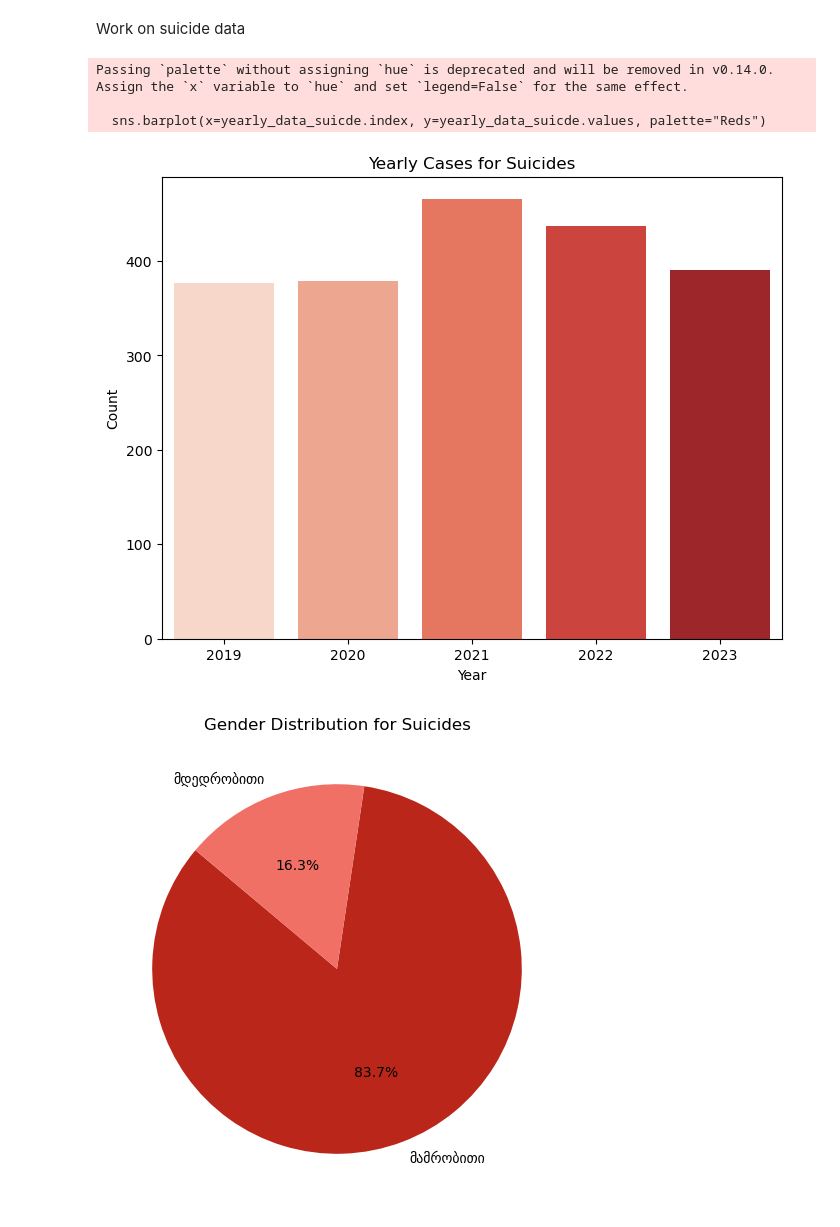
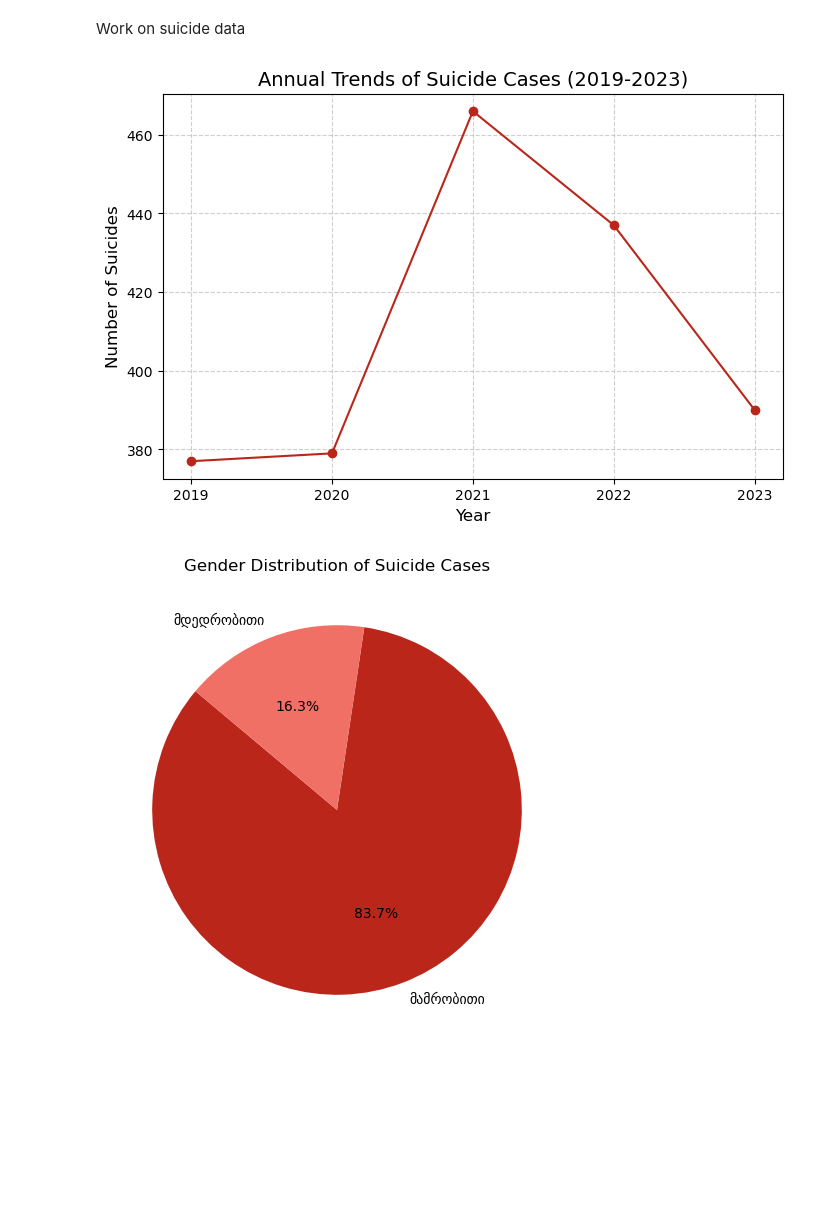
Before and after one commit to barbarehh/analysis_proj, a Jupyter notebook: analysis.ipynb, the cells around one changed output. Cells and saved outputs as stored; diff of their text form; code cells hidden in the pictures; blank space fills up the shorter version.

Commit message:
modify some graphs

```diff
--- a/analysis.ipynb
+++ b/analysis.ipynb
@@ -93,43 +93,31 @@ attempts_df = df[df['სუიციდი/სუიციდის მცდე
 # %% [markdown]
 Work on suicide data
 # %%
-# Yearly data analysis
-yearly_data_suicde = suicide_df.groupby('წელი')['სუიციდი/სუიციდის მცდელობა'].count()
-plt.figure(figsize=(8, 6))
-sns.barplot(x=yearly_data_suicde.index, y=yearly_data_suicde.values, palette="Reds")
-plt.title("Yearly Cases for Suicides")
-plt.xlabel("Year")
-plt.ylabel("Count")
-plt.show()
+# Yearly suicide analysis
+annual_trends = suicide_df.groupby('წელი').size()
+plt.figure(figsize=(8, 5))
+plt.plot(annual_trends.index, annual_trends.values, marker='o', color='#ba271a', linestyle='-')
+plt.title("Annual Trends of Suicide Cases (2019-2023)", fontsize=14)
+plt.xlabel("Year", fontsize=12)
+plt.ylabel("Number of Suicides", fontsize=12)
+plt.xticks(range(2019, 2024))
+plt.grid(True, linestyle='--', alpha=0.6)
 
-# Gender distribution analysis
-gender_data_suicide = suicide_df['სქესი'].value_counts()
+
+# Gender analysis
+sc_gender_data = suicide_df['სქესი'].value_counts()
 plt.figure(figsize=(6, 6))
-gender_data_suicide.plot(kind='pie', autopct='%1.1f%%', startangle=140, colors=['#ba271a', '#f07065'])
-plt.title("Gender Distribution for Suicides")
+sc_gender_data.plot(kind='pie', autopct='%1.1f%%', startangle=140, colors=['#ba271a', '#f07065'])
+plt.title("Gender Distribution of Suicide Cases")
 plt.ylabel("")
+
+
+
 plt.show()
 
 
-# Age distribution analysis
-plt.figure(figsize=(10, 5))
-sns.histplot(data=suicide_df, x='ასაკი', hue='სუიციდი/სუიციდის მცდელობა', kde=True, bins=10, palette='Reds')
-plt.title('Age Distribution for Suicides')
-plt.xlabel('Age')
-plt.ylabel('Count')
-plt.show()
-
-
-# Region distribution analysis
-plt.figure(figsize=(10, 6))
-sns.countplot(data=suicide_df, y='რეგიონი', hue='სუიციდი/სუიციდის მცდელობა', palette=['#ba271a', '#f07065'])
-plt.title('Region Distribution for Suicides')
-plt.xlabel('Count')
-plt.ylabel('Region')
-plt.show()
+# # The most suicide cases in 2021
+# # Males
 # %% [output]
-Passing `palette` without assigning `hue` is deprecated and will be removed in v0.14.0. Assign the `x` variable to `hue` and set `legend=False` for the same effect.
-
-  sns.barplot(x=yearly_data_suicde.index, y=yearly_data_suicde.values, palette="Reds")
-[figure, old version]
+[figure, new version]
-[figure, old version]
+[figure, new version]
```
Also changed, not shown: parts of 3 cells of this notebook.
